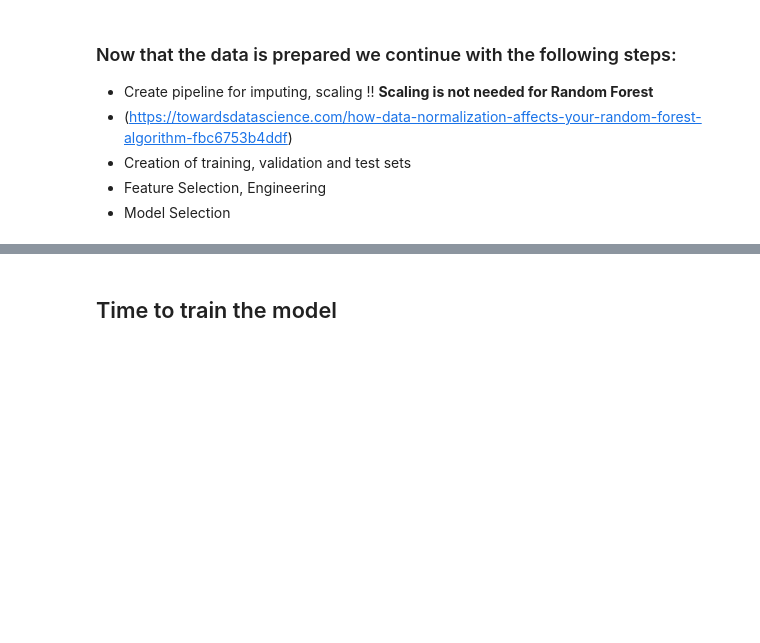
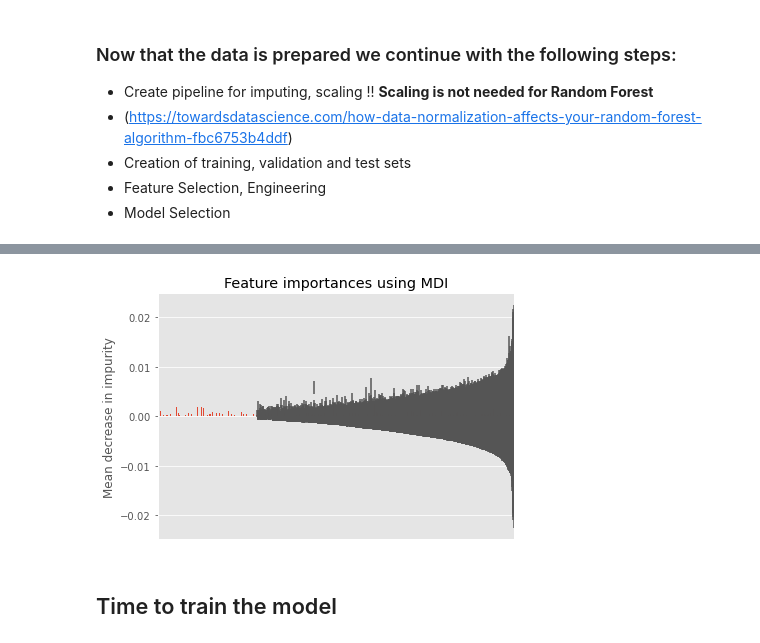
Before and after one commit to cewinharhar/BECS2_dataChallenge, a Jupyter notebook: MLworkflow.ipynb, the cells around one changed output, grey strips where cells are left out. Saved outputs shown, nothing was run; the diff lists cells and outputs as text; code cells hidden in the pictures; blank space fills up the shorter version.

```diff
--- a/MLworkflow.ipynb
+++ b/MLworkflow.ipynb
@@ -134,26 +173,22 @@ print(f"Feature selected X_new shape: {X_new.shape}")
 # %%
 # Visualize feature importance
 
 importances = raFo.feature_importances_
 
 std = np.std([tree.feature_importances_ for tree in raFo.estimators_], axis=0)
 std.sort()
 
 forest_importances = pd.Series(importances)
 
 fig, ax = plt.subplots()
 forest_importances.plot.bar(yerr=std, ax=ax)
 ax.set_title("Feature importances using MDI")
 ax.set_ylabel("Mean decrease in impurity")
 ax.get_xaxis().set_visible(False)
 fig.tight_layout()
 plt.show()
-
-""" plt.rcParams["figure.figsize"] = (10,5)
-plt.bar(raFo.feature_names, raFo.feature_importances_)
-plt.xlabel('Feature Labels')
-plt.ylabel('Feature Importances')
-plt.title('Comparison of different Feature Importances'); """
+# %% [output]
+[figure, added]
 # %% [markdown]
 ## Time to train the model
 # %%
```
Also changed, not shown: parts of 10 cells of this notebook, 2 other files.
